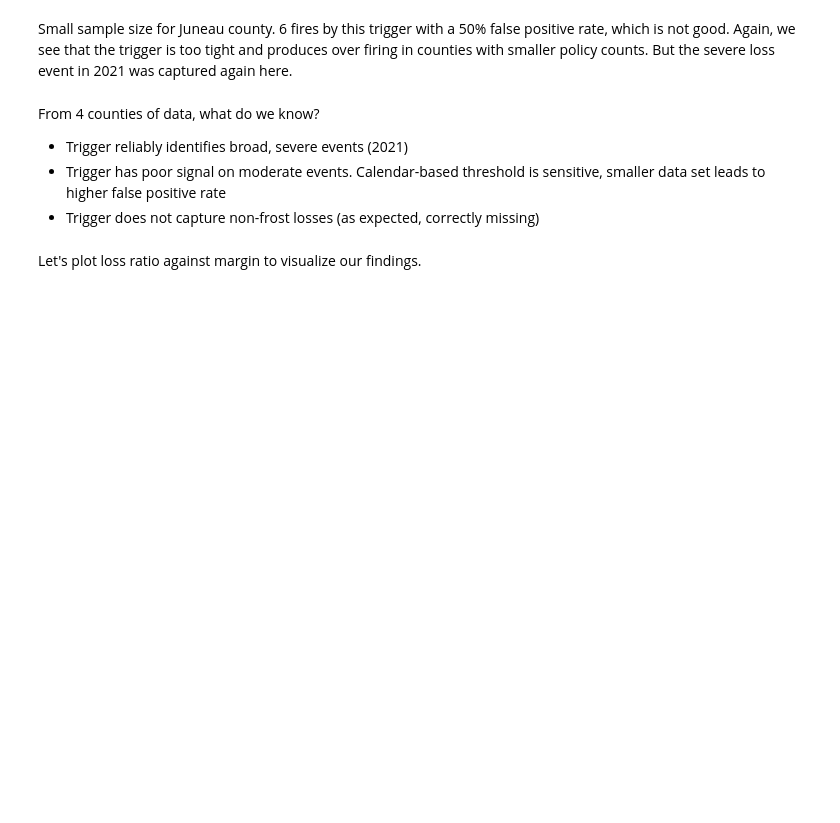
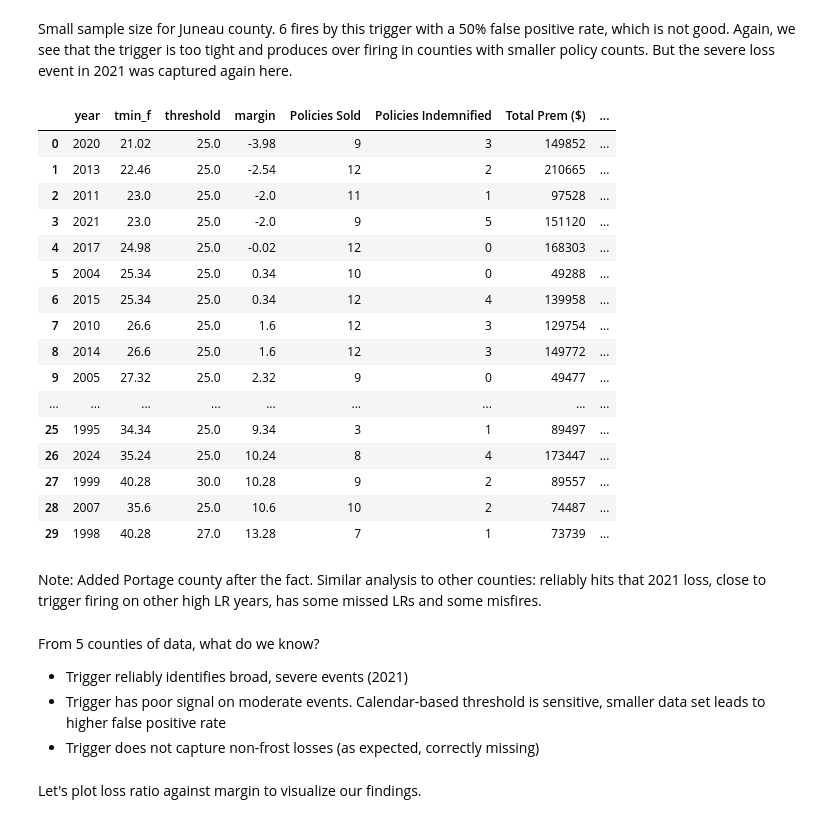
Before and after one commit to michaeljschumacher/parametric-cranberry, a Jupyter notebook: parametric_cranberry.ipynb, the cells around one changed output. Cells and saved outputs as stored; diff of their text form; code cells hidden in the pictures; blank space fills up the shorter version.

```diff
--- a/parametric_cranberry.ipynb
+++ b/parametric_cranberry.ipynb
@@ -480,8 +469,31 @@ counties["juneau"]
 | 18 | 2024 | 41.18 | 25.0 | 16.18 | 11 | 2 | 308547 | ... |
 # %% [markdown]
 Small sample size for Juneau county. 6 fires by this trigger with a 50% false positive rate, which is not good. Again, we see that the trigger is too tight and produces over firing in counties with smaller policy counts. But the severe loss event in 2021 was captured again here.
+# %%
+counties["portage"] = validate_county(points["portage"], "data/USDA RMA Cranberry LR Data - Portage County.xlsx", "portage")
+counties["portage"]
+# %% [output]
+|  | year | tmin_f | threshold | margin | Policies Sold | Policies Indemnified | Total Prem ($) | ... |
+| 0 | 2020 | 21.02 | 25.0 | -3.98 | 9 | 3 | 149852 | ... |
+| 1 | 2013 | 22.46 | 25.0 | -2.54 | 12 | 2 | 210665 | ... |
+| 2 | 2011 | 23.0 | 25.0 | -2.0 | 11 | 1 | 97528 | ... |
+| 3 | 2021 | 23.0 | 25.0 | -2.0 | 9 | 5 | 151120 | ... |
+| 4 | 2017 | 24.98 | 25.0 | -0.02 | 12 | 0 | 168303 | ... |
+| 5 | 2004 | 25.34 | 25.0 | 0.34 | 10 | 0 | 49288 | ... |
+| 6 | 2015 | 25.34 | 25.0 | 0.34 | 12 | 4 | 139958 | ... |
+| 7 | 2010 | 26.6 | 25.0 | 1.6 | 12 | 3 | 129754 | ... |
+| 8 | 2014 | 26.6 | 25.0 | 1.6 | 12 | 3 | 149772 | ... |
+| 9 | 2005 | 27.32 | 25.0 | 2.32 | 9 | 0 | 49477 | ... |
+| ... | ... | ... | ... | ... | ... | ... | ... | ... |
+| 25 | 1995 | 34.34 | 25.0 | 9.34 | 3 | 1 | 89497 | ... |
+| 26 | 2024 | 35.24 | 25.0 | 10.24 | 8 | 4 | 173447 | ... |
+| 27 | 1999 | 40.28 | 30.0 | 10.28 | 9 | 2 | 89557 | ... |
+| 28 | 2007 | 35.6 | 25.0 | 10.6 | 10 | 2 | 74487 | ... |
+| 29 | 1998 | 40.28 | 27.0 | 13.28 | 7 | 1 | 73739 | ... |
+# %% [markdown]
+Note: Added Portage county after the fact. Similar analysis to other counties: reliably hits that 2021 loss, close to trigger firing on other high LR years, has some missed LRs and some misfires.
 # %% [markdown]
-From 4 counties of data, what do we know?
+From 5 counties of data, what do we know?
 - Trigger reliably identifies broad, severe events (2021)
 - Trigger has poor signal on moderate events. Calendar-based threshold is sensitive, smaller data set leads to higher false positive rate
 - Trigger does not capture non-frost losses (as expected, correctly missing)
```
Also changed, not shown: parts of 19 cells of this notebook, 2 other files.
